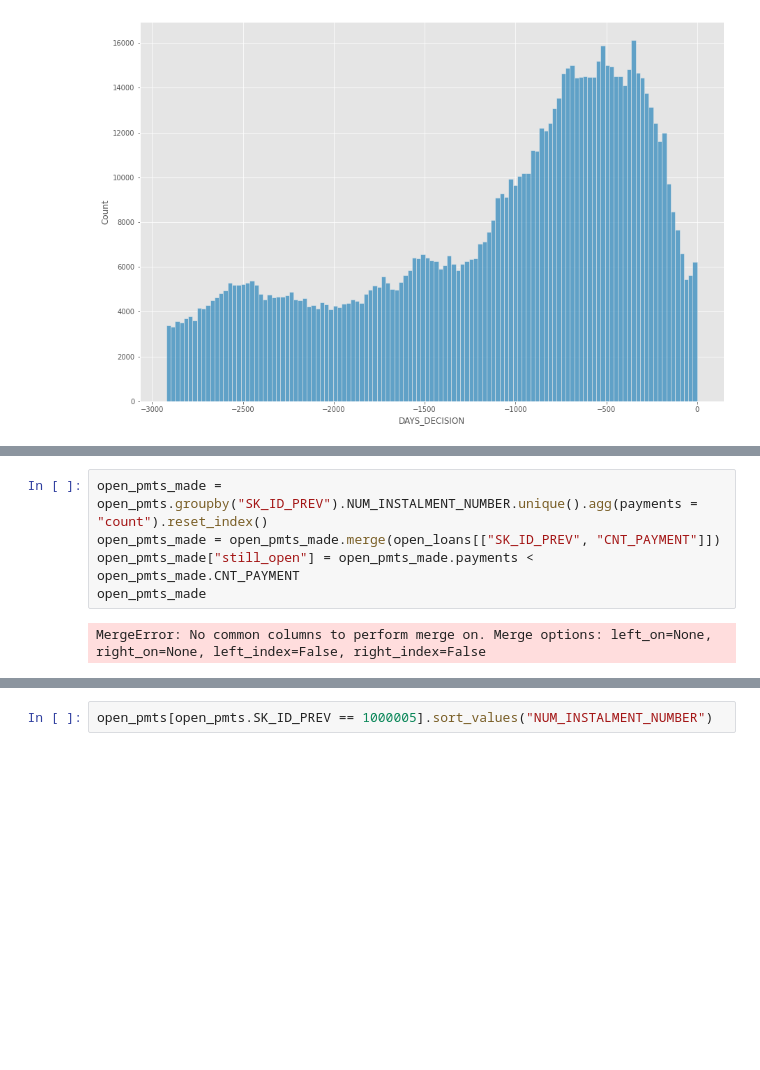
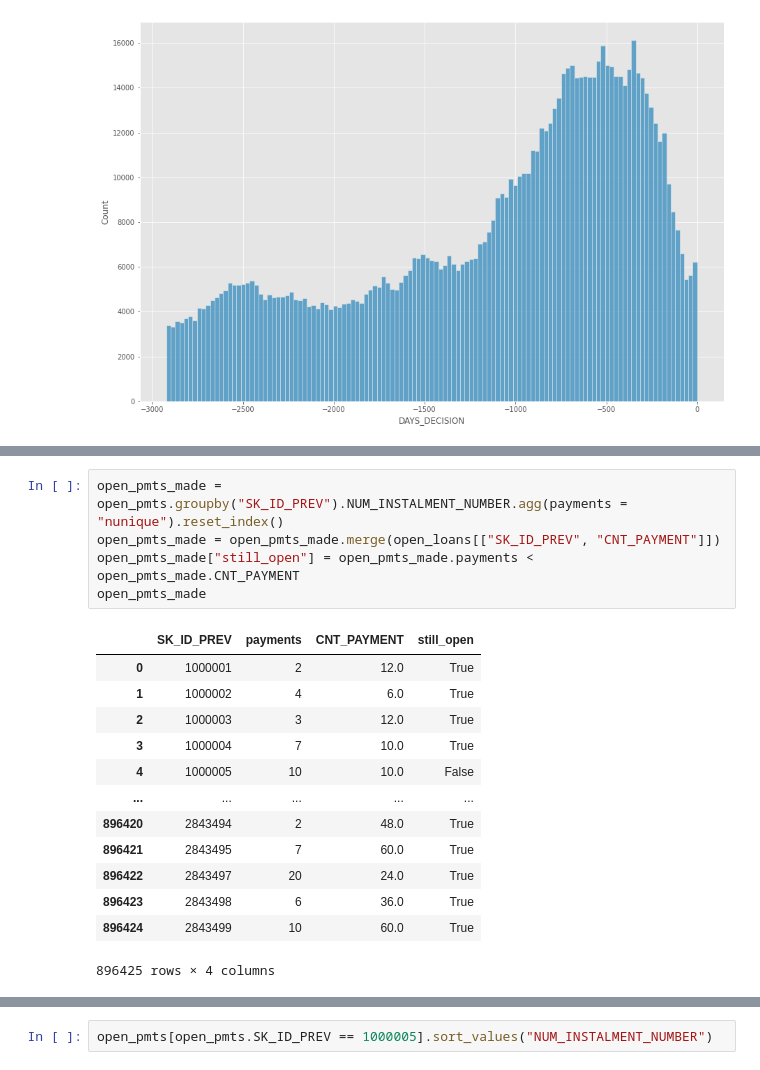
Before and after one commit to Antonio-Avila/Home-Credit-Default, a Jupyter notebook: Installments.ipynb, the cells around one changed output, grey strips where cells are left out. Cells and saved outputs as stored; diff of their text form; blank space fills up the shorter version.

```diff
--- a/Installments.ipynb
+++ b/Installments.ipynb
@@ -408,7 +340,19 @@ sns.histplot(open_loans.DAYS_DECISION)
 # %%
-open_pmts_made = open_pmts.groupby("SK_ID_PREV").NUM_INSTALMENT_NUMBER.unique().agg(payments = "count").reset_index()
+open_pmts_made = open_pmts.groupby("SK_ID_PREV").NUM_INSTALMENT_NUMBER.agg(payments = "nunique").reset_index()
 open_pmts_made = open_pmts_made.merge(open_loans[["SK_ID_PREV", "CNT_PAYMENT"]])
 open_pmts_made["still_open"] = open_pmts_made.payments < open_pmts_made.CNT_PAYMENT
 open_pmts_made
 # %% [output]
+|  | SK_ID_PREV | payments | CNT_PAYMENT | still_open |
+| 0 | 1000001 | 2 | 12.0 | True |
+| 1 | 1000002 | 4 | 6.0 | True |
+| 2 | 1000003 | 3 | 12.0 | True |
+| 3 | 1000004 | 7 | 10.0 | True |
+| 4 | 1000005 | 10 | 10.0 | False |
+| ... | ... | ... | ... | ... |
+| 896420 | 2843494 | 2 | 48.0 | True |
+| 896421 | 2843495 | 7 | 60.0 | True |
+| 896422 | 2843497 | 20 | 24.0 | True |
+| 896423 | 2843498 | 6 | 36.0 | True |
+| 896424 | 2843499 | 10 | 60.0 | True |
-MergeError: No common columns to perform merge on. Merge options: left_on=None, right_on=None, left_index=False, right_index=False
+896425 rows × 4 columns
```
Also changed, not shown: parts of 38 cells of this notebook.
